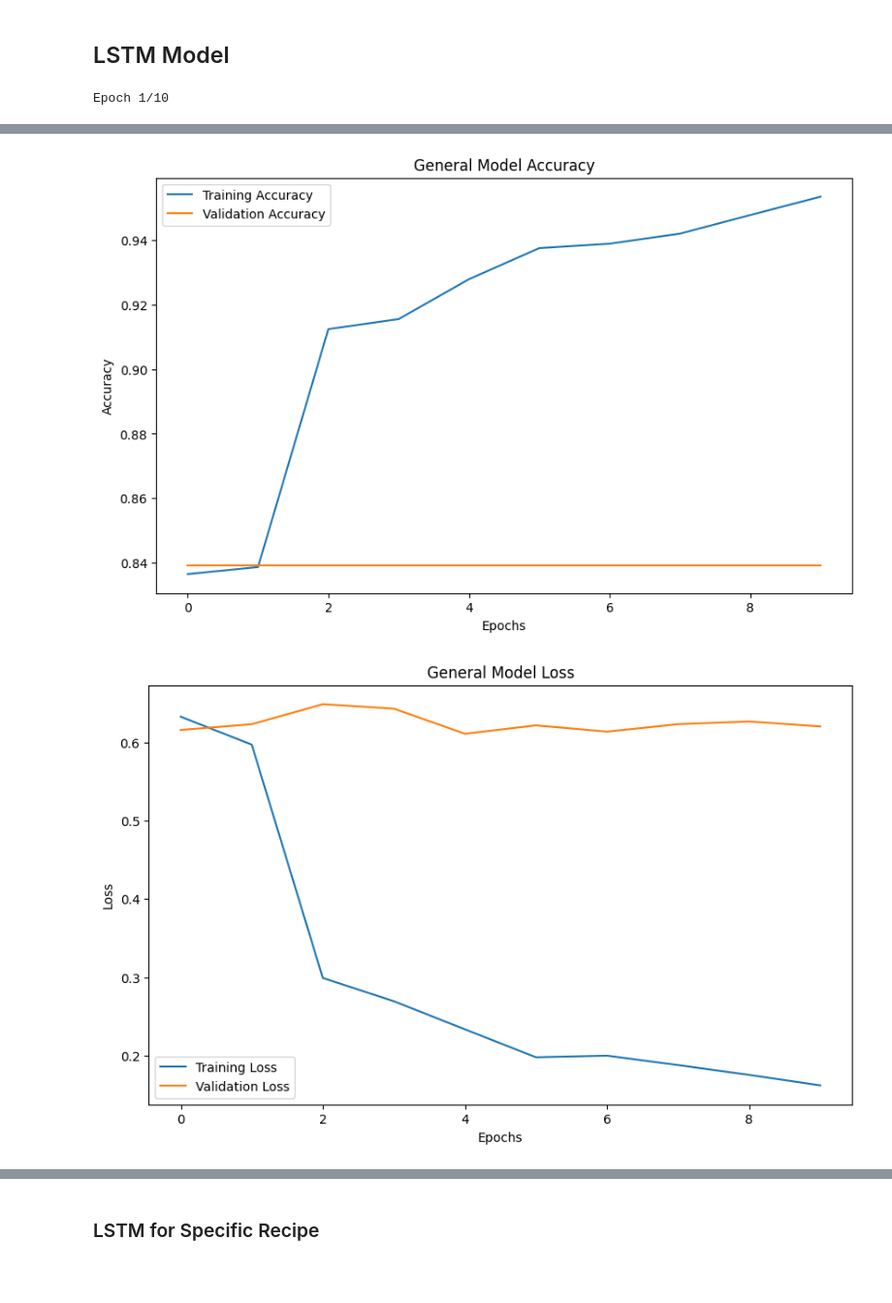
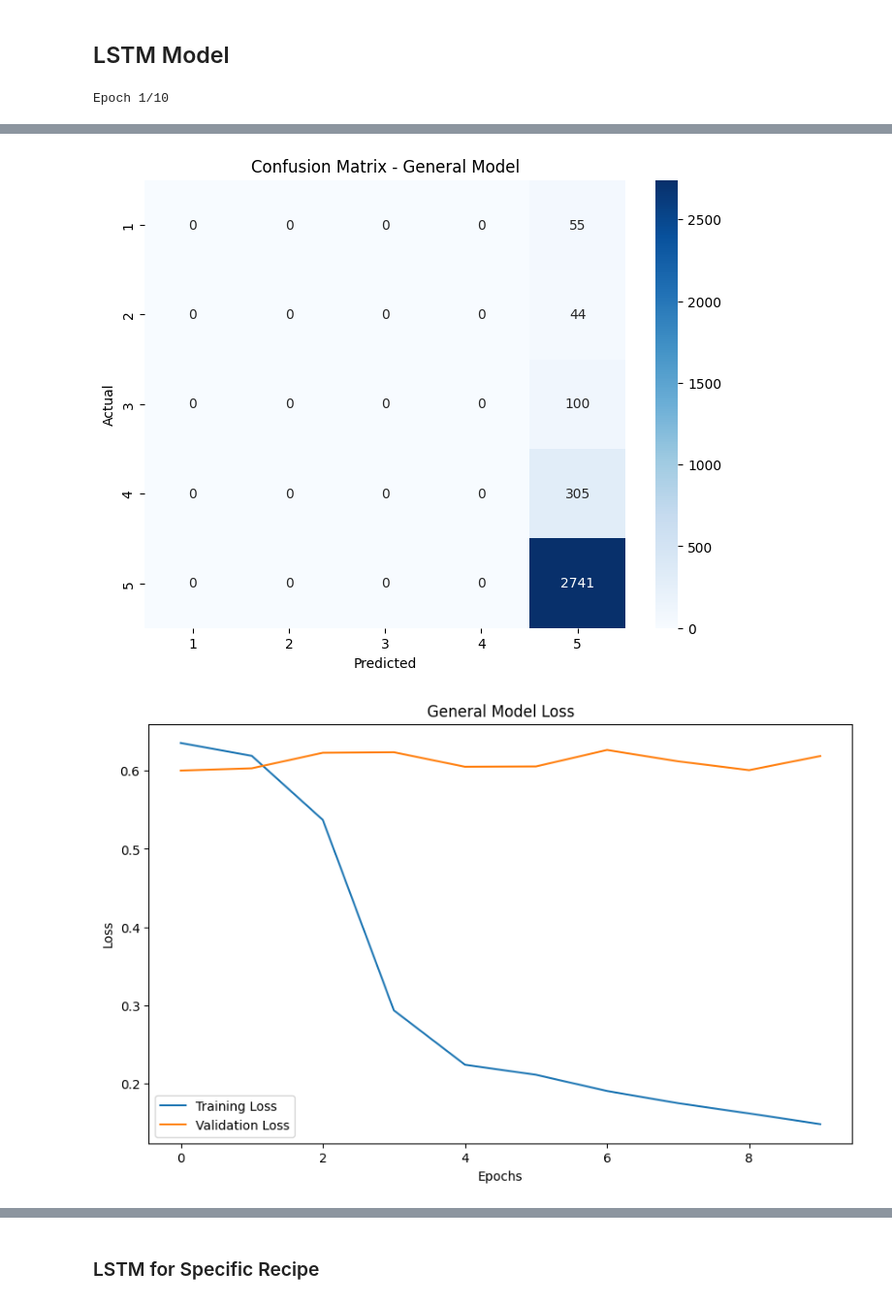
Before and after one commit to mn42899/data_scienceii, a Jupyter notebook: final_exam_prep.ipynb, the cells around one changed output, grey strips where cells are left out. Shown at 97% size. Saved outputs shown, nothing was run; the diff lists cells and outputs as text; code cells hidden in the pictures; blank space fills up the shorter version.

```diff
--- a/final_exam_prep.ipynb
+++ b/final_exam_prep.ipynb
@@ -779,6 +788,15 @@ weighted avg       0.78      0.84      0.80      3297
 # %% [markdown]
 ## LSTM Model
 # %%
+import pandas as pd
+import tensorflow as tf
+from tensorflow.keras.preprocessing.text import Tokenizer
+from tensorflow.keras.preprocessing.sequence import pad_sequences
+from sklearn.model_selection import train_test_split
+from sklearn.metrics import f1_score, classification_report, confusion_matrix
+import matplotlib.pyplot as plt
+import seaborn as sns
+
 # Copy the DataFrame for the general LSTM model
 df_general = df.copy()
 
@@ -791,12 +809,11 @@ texts_general = df_general['comment_id'].astype(str)
 labels_general = df_general['stars']
 
 # Split the dataset
-from sklearn.model_selection import train_test_split
-X_train, X_test, y_train, y_test = train_test_split(texts_general, labels_general, test_size=0.2, random_state=42)
+X_train, X_test, y_train, y_test = train_test_split(
+    texts_general, labels_general, test_size=0.2, random_state=42
+)
 
 # Tokenization and padding
-from tensorflow.keras.preprocessing.text import Tokenizer
-from tensorflow.keras.preprocessing.sequence import pad_sequences
 tokenizer = Tokenizer(num_words=10000, oov_token='<OOV>')
 tokenizer.fit_on_texts(X_train)
 
@@ -811,7 +828,7 @@ X_test_padded = pad_sequences(X_test_seq, maxlen=max_len, padding='post', trunca
 y_train = y_train - 1
 y_test = y_test - 1
 
-# Build and train the model (same structure as before)
+# Build and train the model
 num_classes = 5
 model_general = tf.keras.Sequential([
     tf.keras.layers.Embedding(input_dim=10000, output_dim=64, input_length=max_len),
@@ -823,7 +840,7 @@ model_general = tf.keras.Sequential([
 
 model_general.compile(optimizer='adam',
                       loss='sparse_categorical_crossentropy',
-                      metrics=['accuracy'])
+                      metrics=[])
 
 history_general = model_general.fit(
     X_train_padded, y_train,
@@ -832,20 +849,31 @@ history_general = model_general.fit(
     batch_size=32
 )
 
-loss, accuracy = model_general.evaluate(X_test_padded, y_test)
-print(f"General Model Test Accuracy: {accuracy}")
+# Step 1: Predict classes for the test set
+y_pred_probs = model_general.predict(X_test_padded)
+y_pred_classes = y_pred_probs.argmax(axis=-1)
 
-# Plot training and validation accuracy
-plt.figure(figsize=(10, 6))
-plt.plot(history_general.history['accuracy'], label='Training Accuracy')
-plt.plot(history_general.history['val_accuracy'], label='Validation Accuracy')
-plt.title('General Model Accuracy')
-plt.xlabel('Epochs')
-plt.ylabel('Accuracy')
-plt.legend()
+# Step 2: Calculate F1 score
+f1 = f1_score(y_test, y_pred_classes, average='weighted')
+print(f"General Model Test F1-Score: {f1:.4f}")
+
+# Step 3: Classification Report
+print("\nClassification Report")
+print(classification_report(y_test, y_pred_classes, target_names=[str(i) for i in range(1, 6)]))
+
+# Step 4: Confusion Matrix
+cm = confusion_matrix(y_test, y_pred_classes)
+plt.figure(figsize=(8, 6))
+sns.heatmap(cm, annot=True, fmt='d', cmap='Blues',
+            xticklabels=[str(i) for i in range(1, 6)],
+            yticklabels=[str(i) for i in range(1, 6)])
+plt.title('Confusion Matrix - General Model')
+plt.xlabel('Predicted')
+plt.ylabel('Actual')
 plt.show()
 
-# Plot training and validation loss
+# Step 5: Plot training and validation accuracy and loss
+# Training and validation loss
 plt.figure(figsize=(10, 6))
 plt.plot(history_general.history['loss'], label='Training Loss')
 plt.plot(history_general.history['val_loss'], label='Validation Loss')
@@ -854,20 +882,5 @@ plt.xlabel('Epochs')
 plt.ylabel('Loss')
 plt.legend()
 plt.show()
-
-# Classification report
-y_pred = model_general.predict(X_test_padded)
-y_pred_classes = y_pred.argmax(axis=-1)
-print("General Model Classification Report")
-print(classification_report(y_test, y_pred_classes, target_names=[str(i) for i in range(1, 6)]))
-
-# Confusion matrix
-cm = confusion_matrix(y_test, y_pred_classes)
-plt.figure(figsize=(8, 6))
-sns.heatmap(cm, annot=True, fmt='d', cmap='Blues', xticklabels=[str(i) for i in range(1, 6)], yticklabels=[str(i) for i in range(1, 6)])
-plt.title('Confusion Matrix - General Model')
-plt.xlabel('Predicted')
-plt.ylabel('Actual')
-plt.show()
 # %% [output]
 Epoch 1/10
@@ -891,2 +904,2 @@ General Model Test Accuracy: 0.8392478227615356
-[figure, old version]
+[figure, new version]
-[figure, old version]
+[figure, new version]
```
Also changed, not shown: parts of 54 cells of this notebook.
